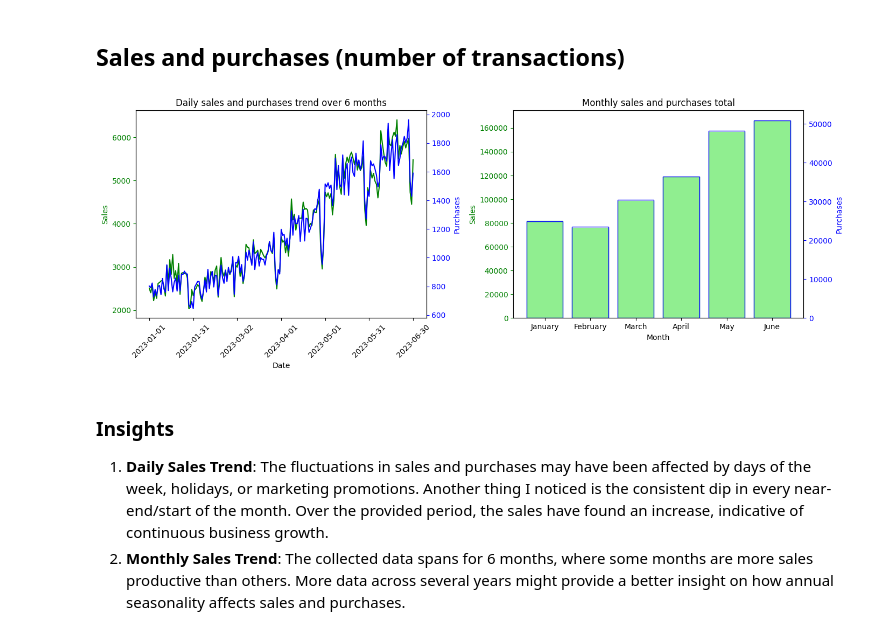
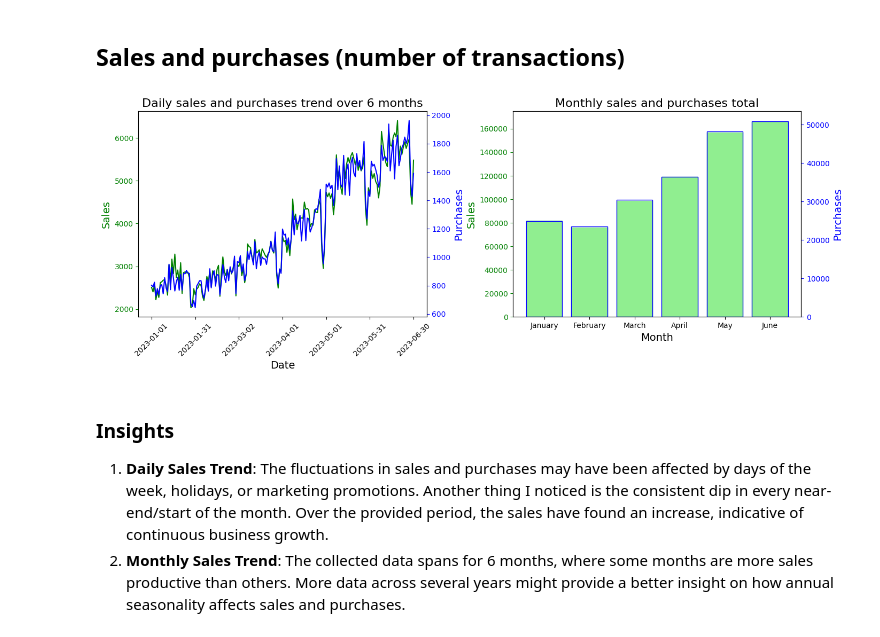
Before and after one commit to mlcuadra1/Coffee-Shop-EDA, a Jupyter notebook: notebooks/Script 2 - EDA.ipynb, the cells around one changed output. Drawn from its saved outputs; the diff is of its cells as text; code cells hidden in the pictures.

```diff
--- a/notebooks/Script 2 - EDA.ipynb
+++ b/notebooks/Script 2 - EDA.ipynb
@@ -85,42 +85,45 @@ monthly_sales = data.groupby('Month Name')['Total_Bill'].sum()
 monthly_sales = monthly_sales.reindex(index=['January', 'February', 'March', 'April', 'May', 'June'])
 monthly_purchase = data.groupby('Month Name')['transaction_qty'].sum()
 monthly_purchase = monthly_purchase.reindex(index=['January', 'February', 'March', 'April', 'May', 'June'])
 
 fig0, (ax0, ax2) = plt.subplots(1, 2, figsize=figsize1_2)
 
+font_large = 16
+font_med = 14
+
 # Plotting the trends
 ax1 = ax0.twinx()
 ax0.plot(daily_sales.index, daily_sales, color='green')
 ax1.plot(daily_purchase.index, daily_purchase, color='blue')
 
 # Customize figure
 ax0.set_xticks(ax0.get_xticks()[::30])  # Show only every 30th label (monthly)
-ax0.set_xlabel('Date')
-ax0.set_ylabel('Sales', color='green')
+ax0.set_xlabel('Date', size=font_med)
+ax0.set_ylabel('Sales', color='green', size=font_med)
 ax0.tick_params('x', rotation=45)
 ax0.tick_params('y', colors='green')
-ax1.set_ylabel('Purchases', color='blue')
+ax1.set_ylabel('Purchases', color='blue', size=font_med)
 ax1.tick_params('y', colors='blue')
-ax0.set_title('Daily sales and purchases trend over 6 months')
+ax0.set_title('Daily sales and purchases trend over 6 months', size=font_large)
 
 # Plotting the trends
 ax3 = ax2.twinx()
 ax2.bar(monthly_sales.index, monthly_sales, color='lightgreen', edgecolor='lightgreen')
 ax3.bar(monthly_purchase.index, monthly_purchase, color='none', edgecolor='blue')
 
 # Customize figure
-ax2.set_xlabel('Month')
-ax2.set_ylabel('Sales', color='green')
+ax2.set_xlabel('Month', size=font_med)
+ax2.set_ylabel('Sales', color='green', size=font_med)
 ax2.tick_params('y', colors='green')
-ax3.set_ylabel('Purchases', color='blue')
+ax3.set_ylabel('Purchases', color='blue', size=font_med)
 ax3.tick_params('y', colors='blue')
-ax2.set_title('Monthly sales and purchases total')
+ax2.set_title('Monthly sales and purchases total', size=font_large)
 
 plt.subplots_adjust(wspace=0.3)
 plt.title
 plt.show()
 # %% [output]
-[figure, old version]
+[figure, new version]
 # %% [markdown]
 ### Insights
 1. **Daily Sales Trend**: The fluctuations in sales and purchases may have been affected by days of the week, holidays, or marketing promotions. Another thing I noticed is the consistent dip in every near-end/start of the month. Over the provided period, the sales have found an increase, indicative of continuous business growth.
```
Also changed, not shown: parts of 2 cells of this notebook, 3 other files.
